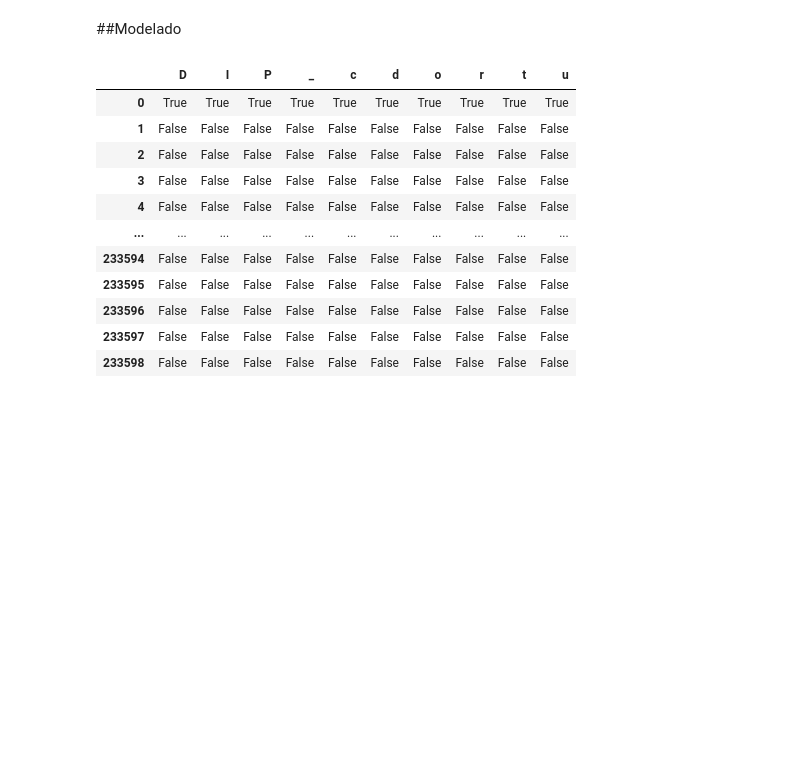
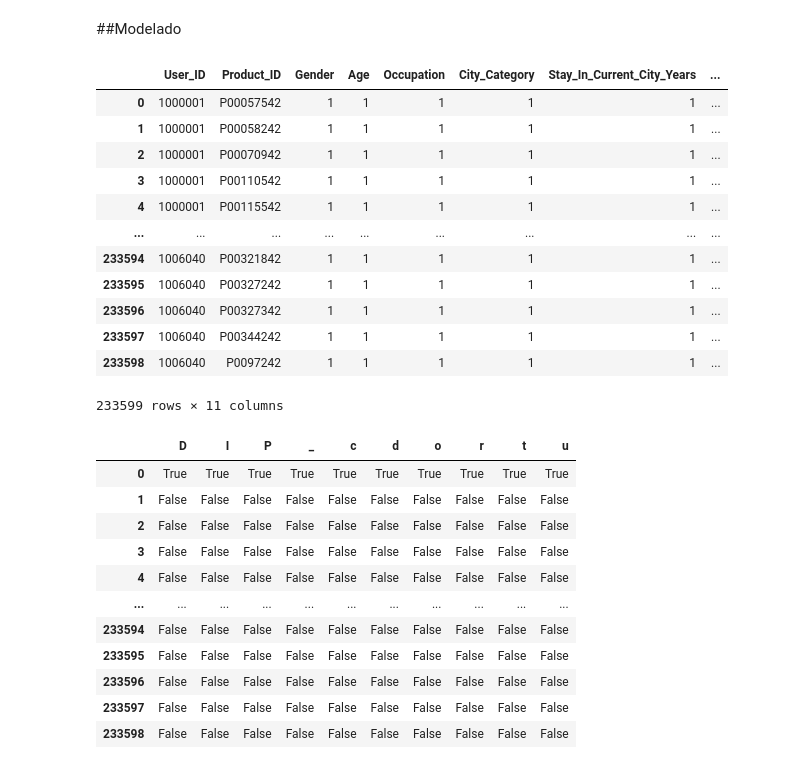
Before and after one commit to PilarAriasVazquez/L2, a Jupyter notebook: L2P1.ipynb, the cells around one changed output. Drawn from its saved outputs; the diff is of its cells as text; code cells hidden in the pictures; blank space fills up the shorter version.

```diff
--- a/L2P1.ipynb
+++ b/L2P1.ipynb
@@ -252,6 +166,28 @@ La cantidad de NaN que existen en la variable Product_Category_2 es:72344
 La cantidad de NaN que existen en la variable Product_Category_3 es:162562
 # %% [markdown]
 ##Modelado
+# %%
+df_draw = (df
+           .groupby(['User_ID','Product_ID'])
+           .count()
+           .reset_index()
+          )
+# %%
+df_draw
+# %% [output]
+|  | User_ID | Product_ID | Gender | Age | Occupation | City_Category | Stay_In_Current_City_Years | ... |
+| 0 | 1000001 | P00057542 | 1 | 1 | 1 | 1 | 1 | ... |
+| 1 | 1000001 | P00058242 | 1 | 1 | 1 | 1 | 1 | ... |
+| 2 | 1000001 | P00070942 | 1 | 1 | 1 | 1 | 1 | ... |
+| 3 | 1000001 | P00110542 | 1 | 1 | 1 | 1 | 1 | ... |
+| 4 | 1000001 | P00115542 | 1 | 1 | 1 | 1 | 1 | ... |
+| ... | ... | ... | ... | ... | ... | ... | ... | ... |
+| 233594 | 1006040 | P00321842 | 1 | 1 | 1 | 1 | 1 | ... |
+| 233595 | 1006040 | P00327242 | 1 | 1 | 1 | 1 | 1 | ... |
+| 233596 | 1006040 | P00327342 | 1 | 1 | 1 | 1 | 1 | ... |
+| 233597 | 1006040 | P00344242 | 1 | 1 | 1 | 1 | 1 | ... |
+| 233598 | 1006040 | P0097242 | 1 | 1 | 1 | 1 | 1 | ... |
+233599 rows × 11 columns
 # %%
 te = TransactionEncoder()
 te_ary = te.fit(data1).transform(data1)
```
Also changed, not shown: parts of 22 cells of this notebook.
